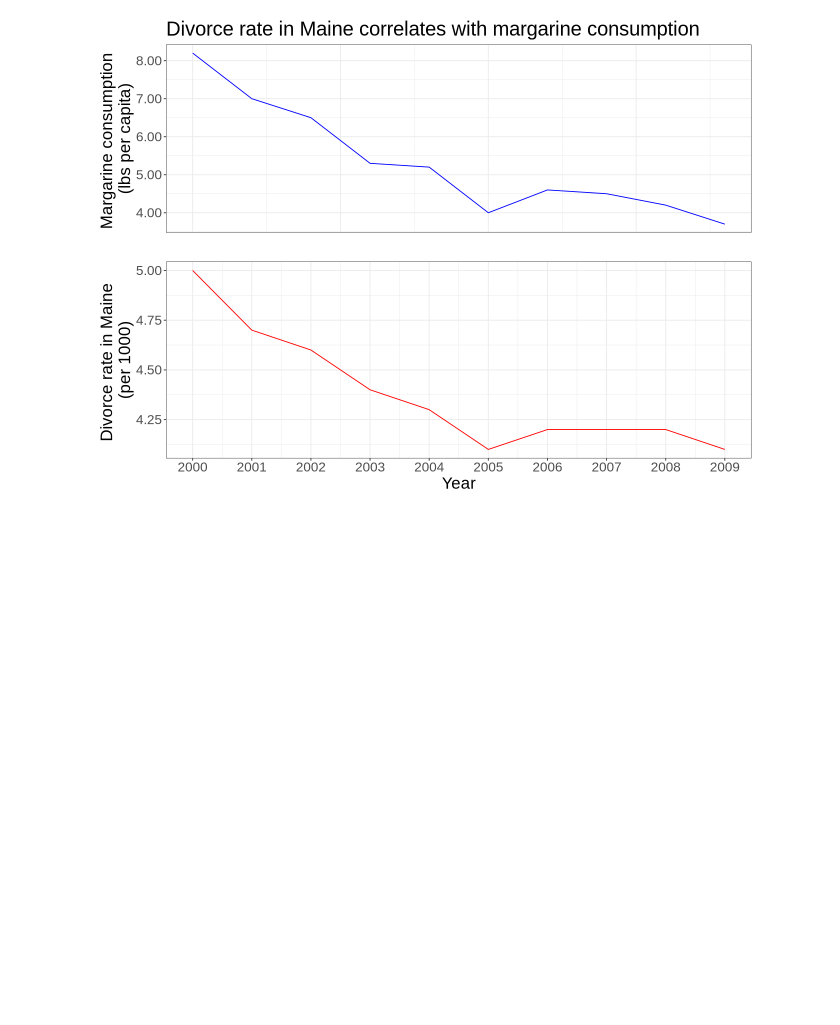
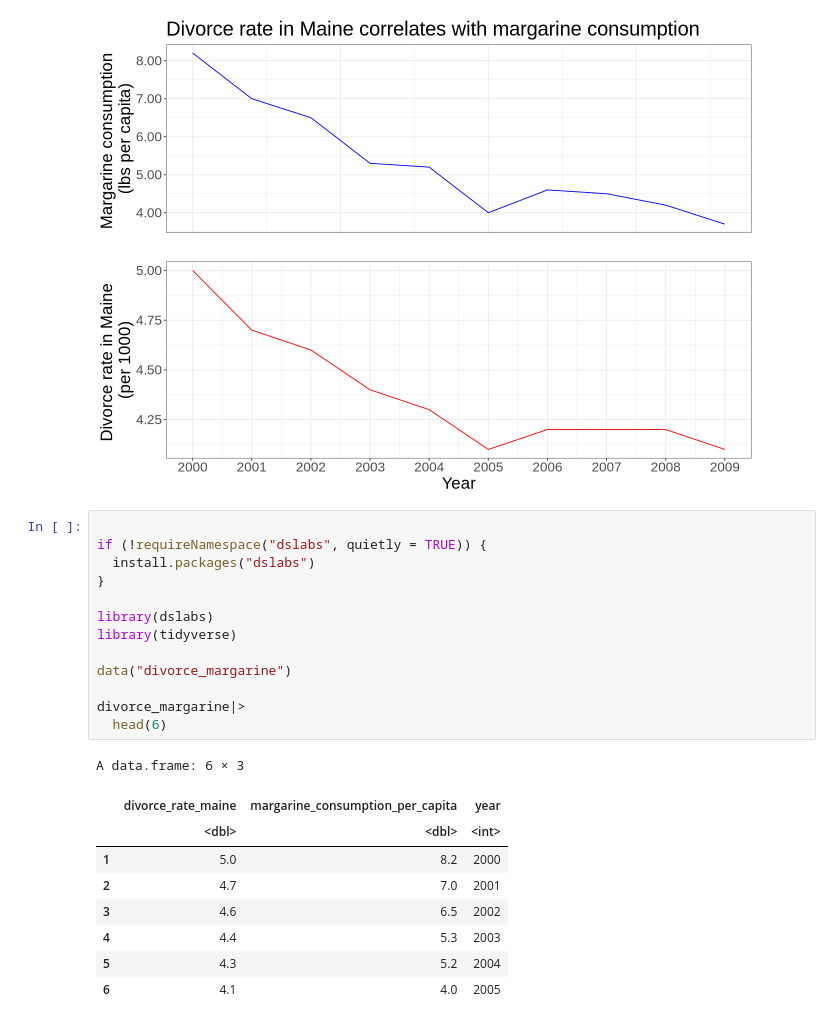
Before and after one commit to tanachilles76/toy_ds_project, a Jupyter notebook: marg_vs_divorce_viz.ipynb, the cells around one changed output. Cells and saved outputs as stored; diff of their text form; blank space fills up the shorter version.

```diff
--- a/marg_vs_divorce_viz.ipynb
+++ b/marg_vs_divorce_viz.ipynb
@@ -52,3 +52,26 @@ The following object is masked from ‘package:readr’:
 
     col_factor
 [figure]
+# %%
+
+if (!requireNamespace("dslabs", quietly = TRUE)) {
+  install.packages("dslabs")
+}
+
+library(dslabs)
+library(tidyverse)
+
+data("divorce_margarine")
+
+divorce_margarine|>
+  head(6)
+# %% [output]
+A data.frame: 6 × 3
+|  | divorce_rate_maine | margarine_consumption_per_capita | year |
+|  | <dbl> | <dbl> | <int> |
+| 1 | 5.0 | 8.2 | 2000 |
+| 2 | 4.7 | 7.0 | 2001 |
+| 3 | 4.6 | 6.5 | 2002 |
+| 4 | 4.4 | 5.3 | 2003 |
+| 5 | 4.3 | 5.2 | 2004 |
+| 6 | 4.1 | 4.0 | 2005 |
```
Also changed, not shown: parts of 3 cells of this notebook.
